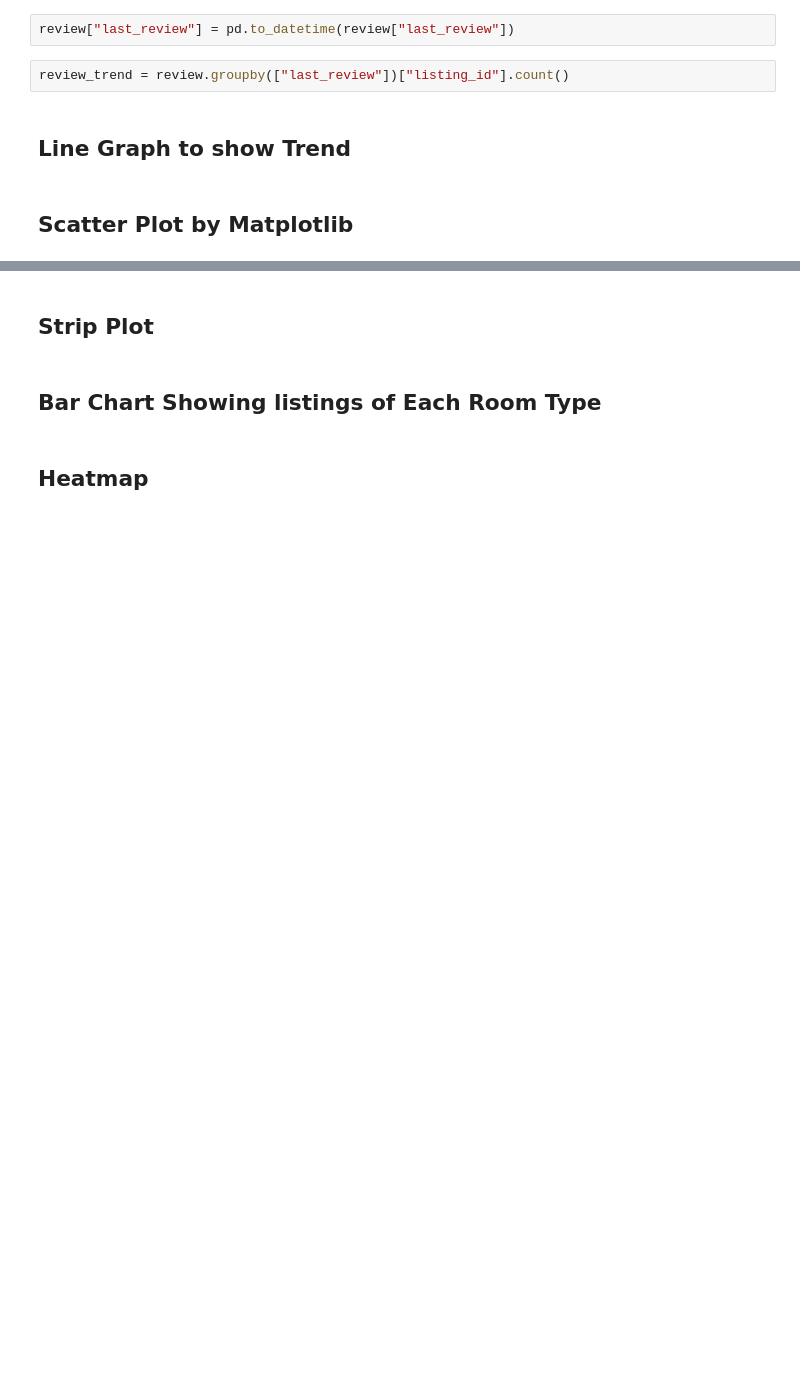
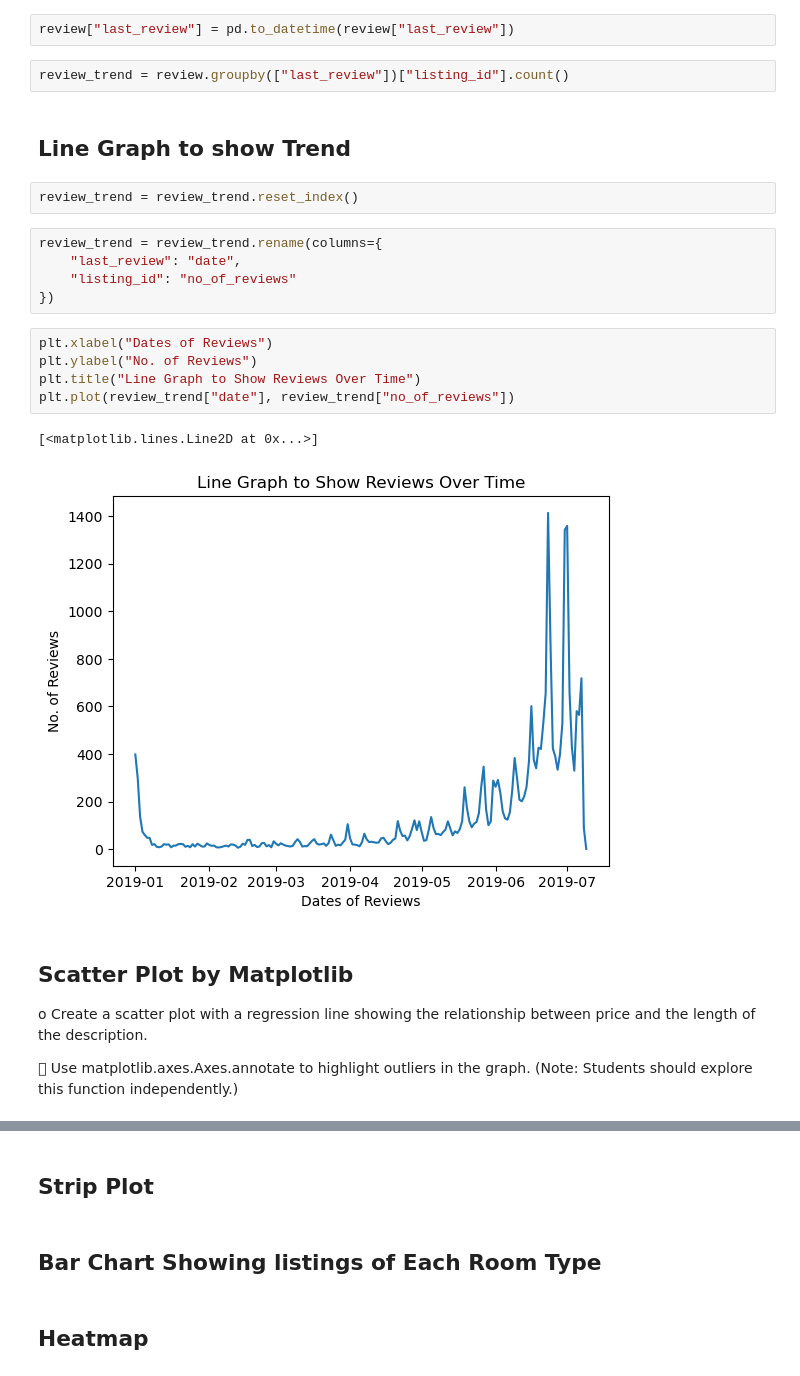
Before and after one commit to KabirKhan1512/SMIT-CDE-Practice, a Jupyter notebook: Pandas/Assignment No. 1/EDA_Project1_Kabir.ipynb, the cells around one changed output, grey strips where cells are left out. Cells and saved outputs as stored; diff of their text form; blank space fills up the shorter version.

```diff
--- a/Pandas/Assignment No. 1/EDA_Project1_Kabir.ipynb
+++ b/Pandas/Assignment No. 1/EDA_Project1_Kabir.ipynb
@@ -220,5 +136,23 @@ review["last_review"] = pd.to_datetime(review["last_review"])
 review_trend = review.groupby(["last_review"])["listing_id"].count()
 # %% [markdown]
 ## Line Graph to show Trend
+# %%
+review_trend = review_trend.reset_index()
+# %%
+review_trend = review_trend.rename(columns={
+    "last_review": "date",
+    "listing_id": "no_of_reviews"
+})
+# %%
+plt.xlabel("Dates of Reviews")
+plt.ylabel("No. of Reviews")
+plt.title("Line Graph to Show Reviews Over Time")
+plt.plot(review_trend["date"], review_trend["no_of_reviews"])
+# %% [output]
+[<matplotlib.lines.Line2D at 0x...>]
+[figure, added]
 # %% [markdown]
 ## Scatter Plot by Matplotlib
+o	Create a scatter plot with a regression line showing the relationship between price and the length of the description.
+
+	Use matplotlib.axes.Axes.annotate to highlight outliers in the graph. (Note: Students should explore this function independently.)
```
Also changed, not shown: parts of 13 cells of this notebook, 2 other files.
